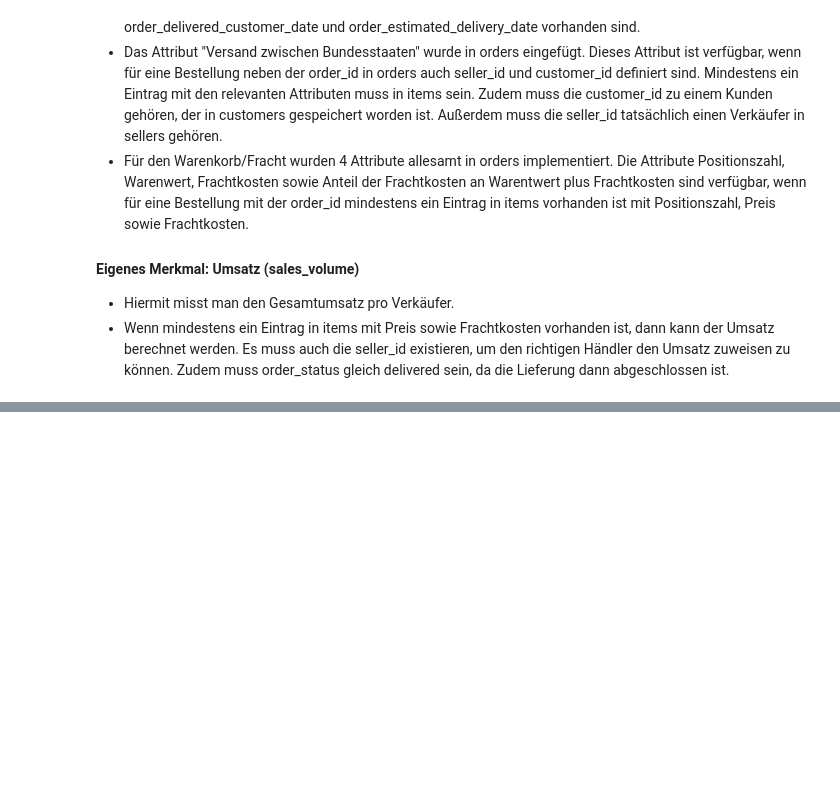
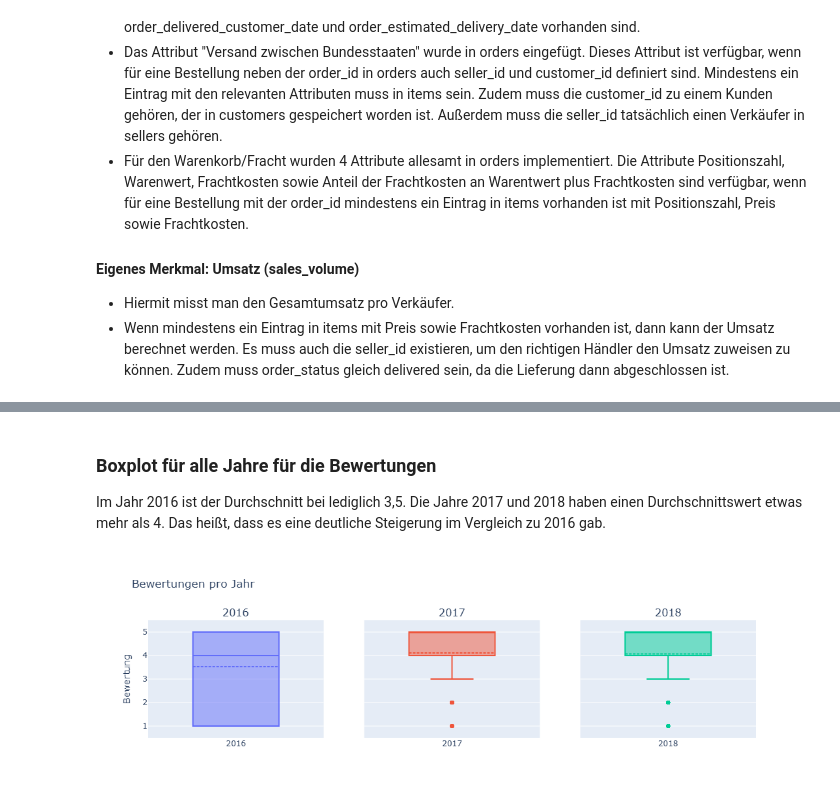
Before and after one commit to StasCuprunov/Mercado, a Jupyter notebook: main.ipynb, the cells around one changed output, grey strips where cells are left out. Cells and saved outputs as stored; diff of their text form; code cells hidden in the pictures; blank space fills up the shorter version.

Commit message:
implement box plots for reviews for the years

```diff
--- a/main.ipynb
+++ b/main.ipynb
@@ -47,0 +42,7 @@ create_merged_tables()
+# %% [markdown]
+### Boxplot für alle Jahre für die Bewertungen
+Im Jahr 2016 ist der Durchschnitt bei lediglich 3,5. Die Jahre 2017 und 2018 haben einen Durchschnittswert etwas mehr als 4. Das heißt, dass es eine deutliche Steigerung im Vergleich zu 2016 gab.
+# %%
+create_box_plots_for_reviews()
+# %% [output]
+[figure, added]
```
Also changed, not shown: parts of 2 cells of this notebook, 1 other file.
